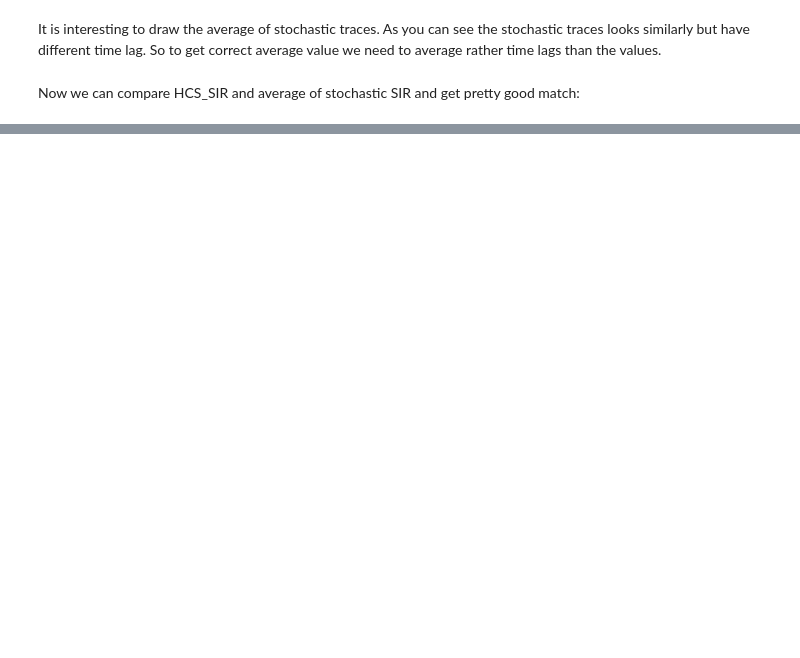
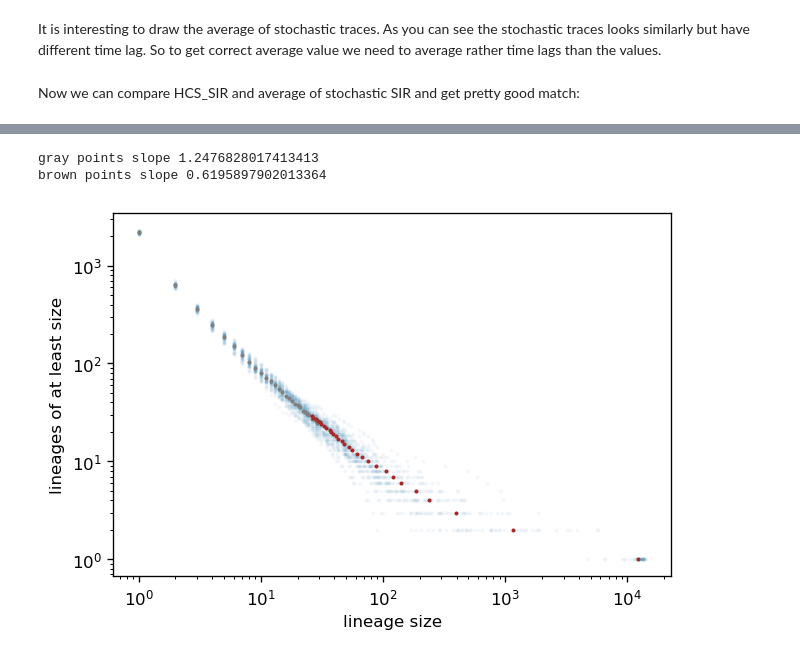
Before and after one commit to ivvaan/A-disease-spread-inhomogeneous-models, a Jupyter notebook: stochastic_SIR_C++_implementation_lineages_tracing.ipynb, the cells around one changed output, grey strips where cells are left out. Saved outputs shown, nothing was run; the diff lists cells and outputs as text; code cells hidden in the pictures; blank space fills up the shorter version.

```diff
--- a/stochastic_SIR_C++_implementation_lineages_tracing.ipynb
+++ b/stochastic_SIR_C++_implementation_lineages_tracing.ipynb
@@ -135,0 +223,27 @@ plt.show()
+# %%
+def tests_from_file(path="c:\\tmp"):
+    with open(path+"\\tests.txt", "rt") as file:
+        trace_numb,T,L=np.loadtxt(file).T
+    resT=[]
+    resL=[]
+    TN=int(trace_numb[-1])+1
+    for tn in range(TN):
+        mask=(trace_numb==tn)
+        resT.append(T[mask])
+        resL.append(L[mask])
+    return resL,resT
+# %%
+vs0=0.5
+vb0=0.4
+r0_0=5.2
+I0=0.0002
+τ=0.4
+θ=0.2
+test_prob=0.25
+exec_SIR(r0_0,I0,τ,vs0,vb0,nlp=θ,ps=150000, tp=test_prob,exec_type=0)
+resL,_=tests_from_file()
+draw_lineages_distr(freq_from_tests,resL)
+# %% [output]
+gray points slope 1.2476828017413413
+brown points slope 0.6195897902013364
+[figure, added]
```
Also changed, not shown: parts of 12 cells of this notebook, 1 other file.
